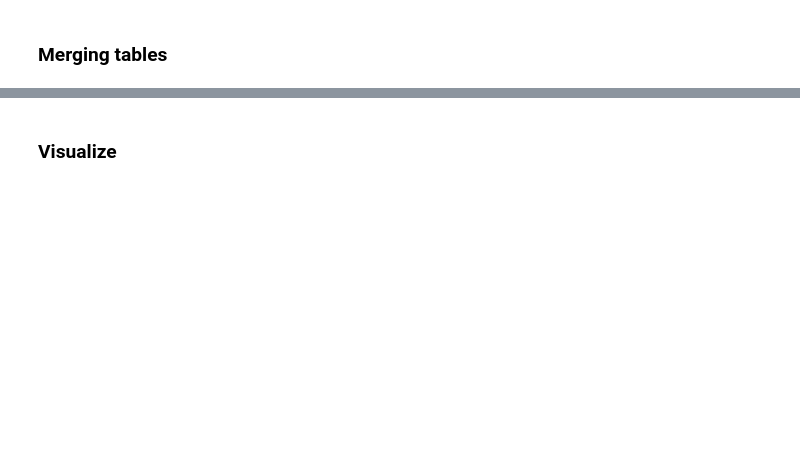
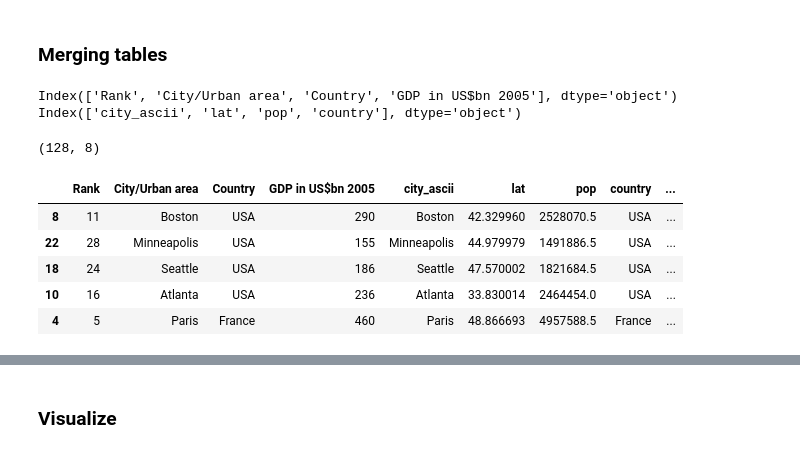
Before and after one commit to pletzer/swc-python-data, a Jupyter notebook: pythonTutorial.ipynb, the cells around one changed output, grey strips where cells are left out. Drawn from its saved outputs; the diff is of its cells as text; code cells hidden in the pictures; blank space fills up the shorter version.

```diff
--- a/pythonTutorial.ipynb
+++ b/pythonTutorial.ipynb
@@ -59,3 +183,8 @@ geo = pandas.read_csv('https://raw.githubusercontent.com/pletzer/swc-python-data
 # %%
 # combine the two tables
 # merge the data frames on city and country
+print(gdp.columns)
+print(geo.columns)
+# %% [output]
+Index(['Rank', 'City/Urban area', 'Country', 'GDP in US$bn 2005'], dtype='object')
+Index(['city_ascii', 'lat', 'pop', 'country'], dtype='object')
@@ -64,2 +194,17 @@ geo = pandas.read_csv('https://raw.githubusercontent.com/pletzer/swc-python-data
+# %%
+df.shape
+# %% [output]
+(128, 8)
+# %%
+# calculate GDP per capita
+df['GDPperCap'] = df['GDP in US$bn 2005'] * 1e9 / df['pop']
+df.sort_values('GDPperCap', ascending=False).head()
+# %% [output]
+|  | Rank | City/Urban area | Country | GDP in US$bn 2005 | city_ascii | lat | pop | country | ... |
+| 8 | 11 | Boston | USA | 290 | Boston | 42.329960 | 2528070.5 | USA | ... |
+| 22 | 28 | Minneapolis | USA | 155 | Minneapolis | 44.979979 | 1491886.5 | USA | ... |
+| 18 | 24 | Seattle | USA | 186 | Seattle | 47.570002 | 1821684.5 | USA | ... |
+| 10 | 16 | Atlanta | USA | 236 | Atlanta | 33.830014 | 2464454.0 | USA | ... |
+| 4 | 5 | Paris | France | 460 | Paris | 48.866693 | 4957588.5 | France | ... |
 # %%
 # show cities with GDP per capita > $50k
```
Also changed, not shown: parts of 28 cells of this notebook.
